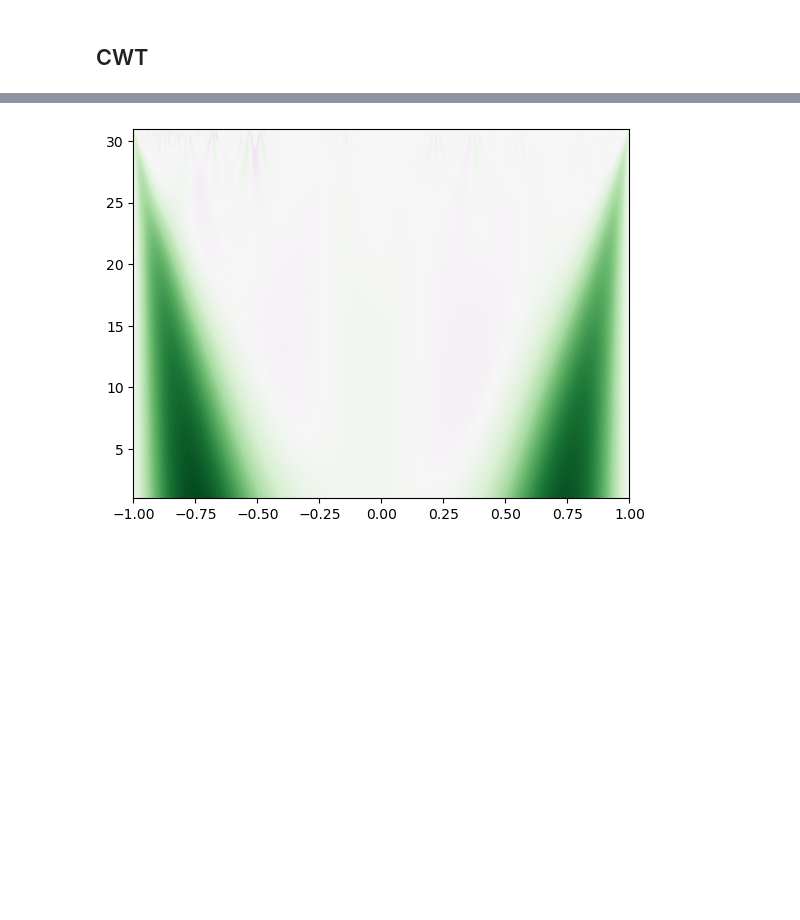
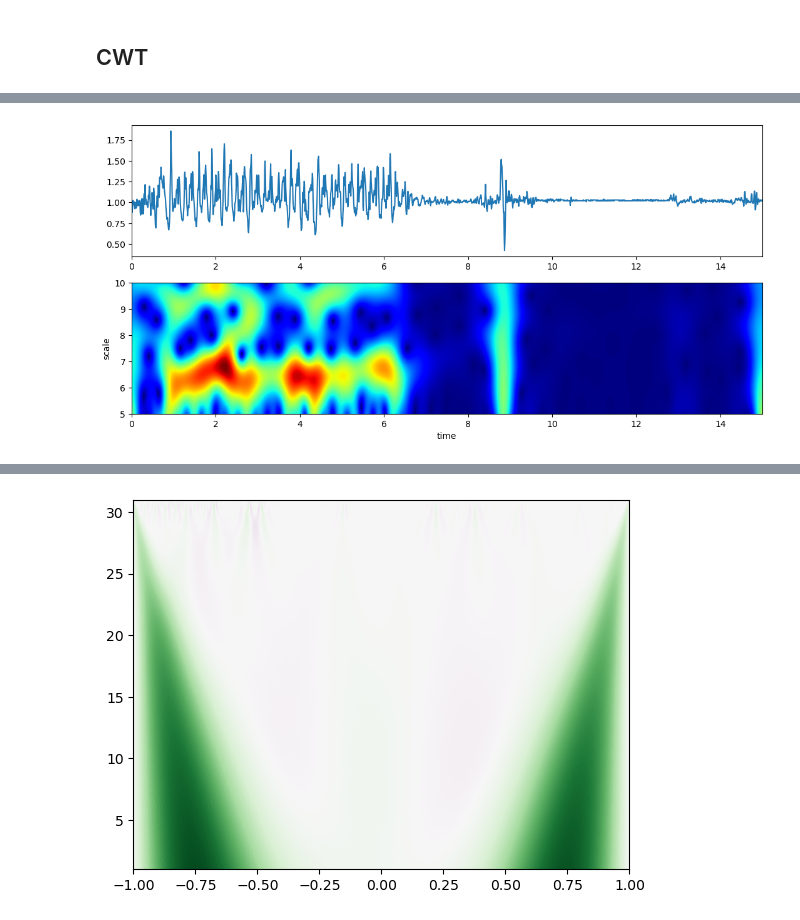
Before and after one commit to ianpark318/ETRI2023, a Jupyter notebook: EDA_gang.ipynb, the cells around one changed output, grey strips where cells are left out. Drawn from its saved outputs; the diff is of its cells as text; code cells hidden in the pictures; blank space fills up the shorter version.

```diff
--- a/EDA_gang.ipynb
+++ b/EDA_gang.ipynb
@@ -397,0 +430,12 @@ acc_scalar_247 = plot_Acc_scalar(df_e4Acc_fir, 247)
+# %%
+fs = 128 # sampling frequency
+
+t = np.arange(len(acc_scalar_245))/fs
+
+## 분석범위 5 to 10 Hz, 100 point
+f0 = np.linspace(5,10,100)
+Q = np.linspace(1,4,100) ## height
+
+cwt.ScalogramCWT(np.asarray(acc_scalar_245), t, fs=fs, wType='Gauss', PlotPSD=True, f0=f0, Q=Q);
+# %% [output]
+[figure, added]
```
Also changed, not shown: parts of 14 cells of this notebook.
